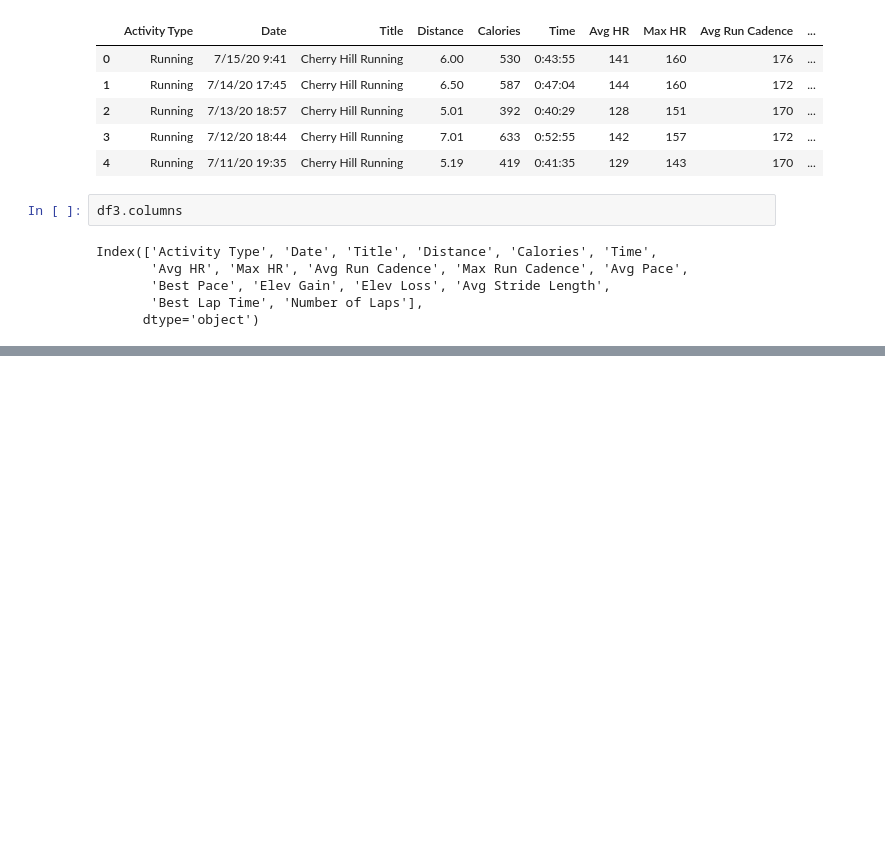
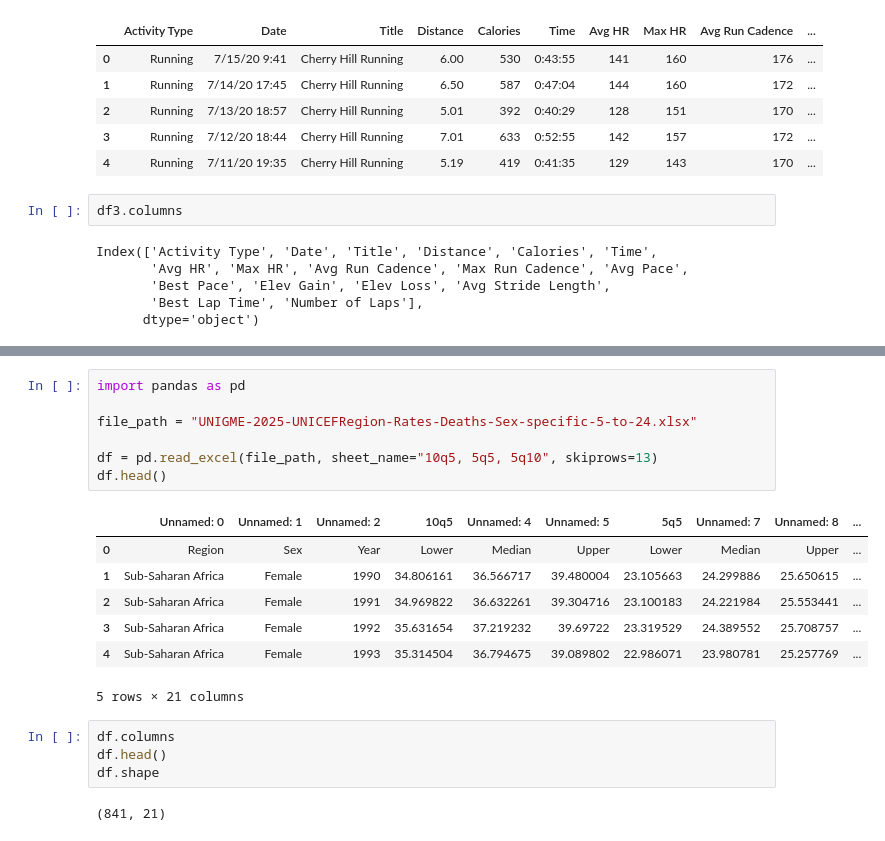
Before and after one commit to ecelule/dsa210project, a Jupyter notebook: deneme.ipynb, the cells around one changed output, grey strips where cells are left out. Saved outputs shown, nothing was run; the diff lists cells and outputs as text; blank space fills up the shorter version.

```diff
--- a/deneme.ipynb
+++ b/deneme.ipynb
@@ -72,0 +97,21 @@ Index(['Activity Type', 'Date', 'Title', 'Distance', 'Calories', 'Time',
+# %%
+import pandas as pd
+
+file_path = "UNIGME-2025-UNICEFRegion-Rates-Deaths-Sex-specific-5-to-24.xlsx"
+
+df = pd.read_excel(file_path, sheet_name="10q5, 5q5, 5q10", skiprows=13)
+df.head()
+# %% [output]
+|  | Unnamed: 0 | Unnamed: 1 | Unnamed: 2 | 10q5 | Unnamed: 4 | Unnamed: 5 | 5q5 | Unnamed: 7 | Unnamed: 8 | ... |
+| 0 | Region | Sex | Year | Lower | Median | Upper | Lower | Median | Upper | ... |
+| 1 | Sub-Saharan Africa | Female | 1990 | 34.806161 | 36.566717 | 39.480004 | 23.105663 | 24.299886 | 25.650615 | ... |
+| 2 | Sub-Saharan Africa | Female | 1991 | 34.969822 | 36.632261 | 39.304716 | 23.100183 | 24.221984 | 25.553441 | ... |
+| 3 | Sub-Saharan Africa | Female | 1992 | 35.631654 | 37.219232 | 39.69722 | 23.319529 | 24.389552 | 25.708757 | ... |
+| 4 | Sub-Saharan Africa | Female | 1993 | 35.314504 | 36.794675 | 39.089802 | 22.986071 | 23.980781 | 25.257769 | ... |
+5 rows × 21 columns
+# %%
+df.columns
+df.head()
+df.shape
+# %% [output]
+(841, 21)
```
Also changed, not shown: parts of 2 cells of this notebook, 1 other file.
